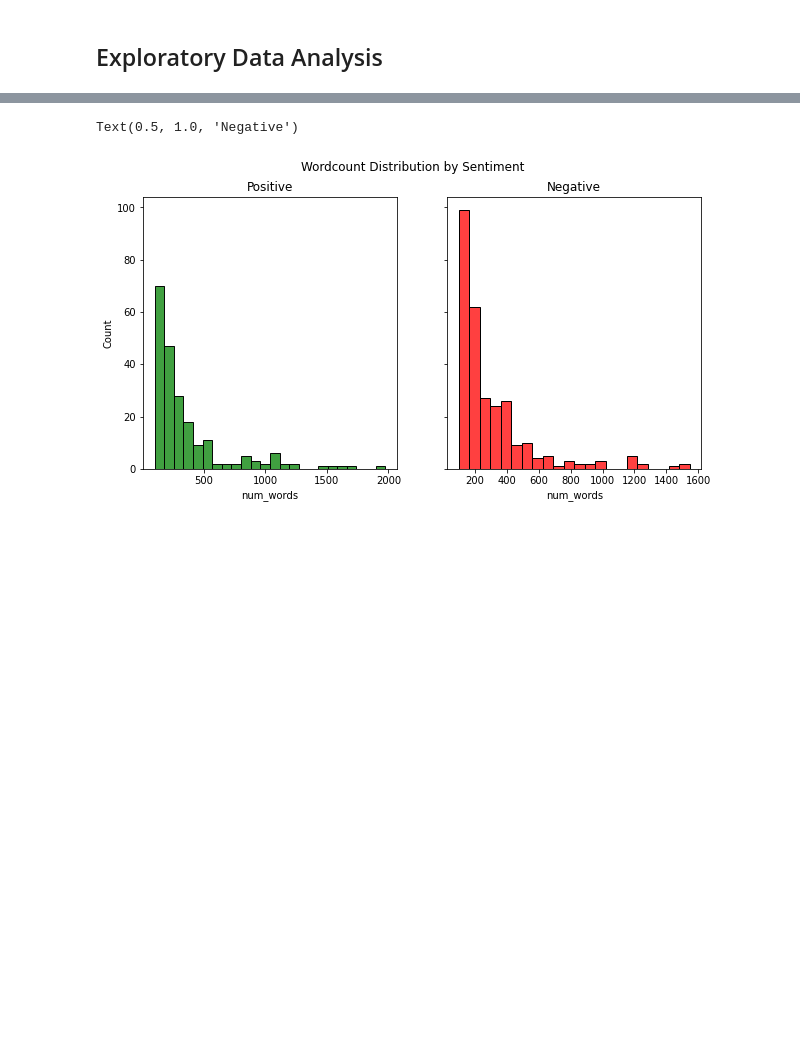
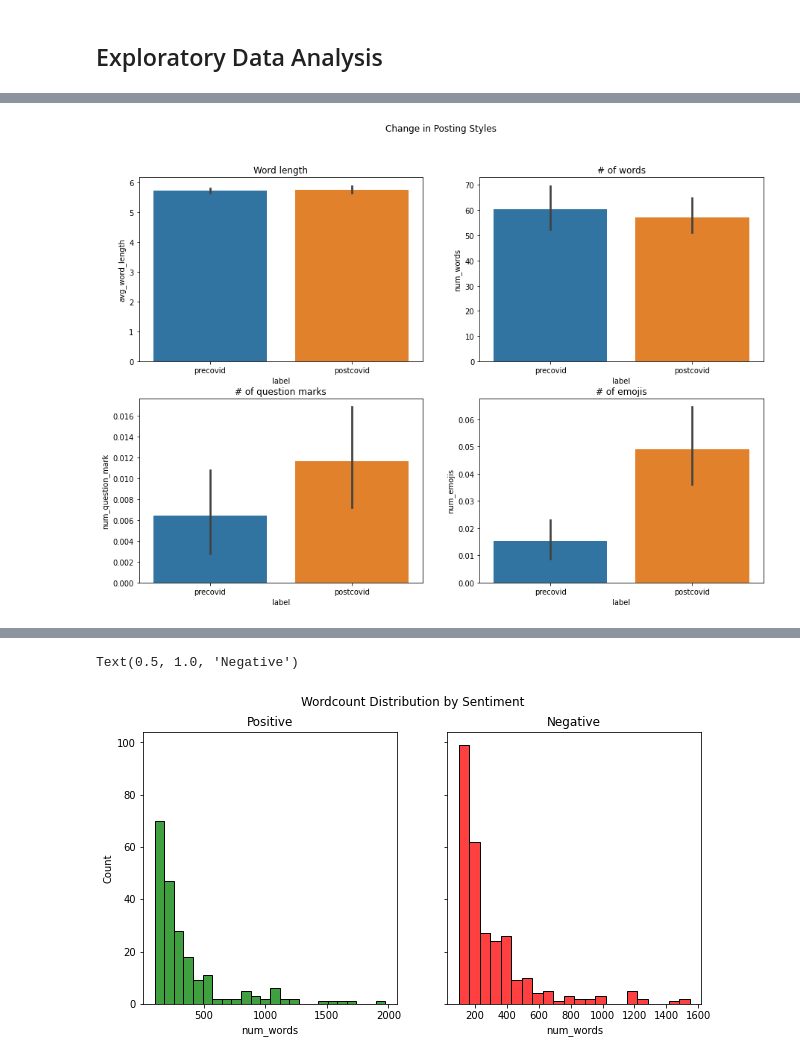
Before and after one commit to nszoni/reddit_conspiracy_theories, a Jupyter notebook: python/reddit_conspiracy_theories.ipynb, the cells around one changed output, grey strips where cells are left out. Cells and saved outputs as stored; diff of their text form; code cells hidden in the pictures; blank space fills up the shorter version.

```diff
--- a/python/reddit_conspiracy_theories.ipynb
+++ b/python/reddit_conspiracy_theories.ipynb
@@ -373,0 +396,26 @@ rc[rc['num_emojis'] > 5].head()
+# %%
+# seaborn boxplot of num_words per label
+
+fig, axes = plt.subplots(2, 2, figsize=(15, 10))
+fig.suptitle('Change in Posting Styles')
+
+# average word length
+sns.barplot(x='label', y='avg_word_length', data=rc, ax=axes[0,0])
+axes[0, 0].set_title('Word length')
+
+# Average number of words
+sns.barplot(x='label', y='num_words', data=rc, ax=axes[0,1])
+axes[0, 1].set_title('# of words')
+
+
+# Average number of question marks
+sns.barplot(x='label', y='num_question_mark', data=rc, ax=axes[1, 0])
+axes[1, 0].set_title('# of question marks')
+
+
+# Average number of emojis
+sns.barplot(x='label', y='num_emojis', data=rc, ax=axes[1, 1])
+axes[1, 1].set_title('# of emojis')
+plt.show()
+# %% [output]
+[figure, added]
```
Also changed, not shown: parts of 69 cells of this notebook.
